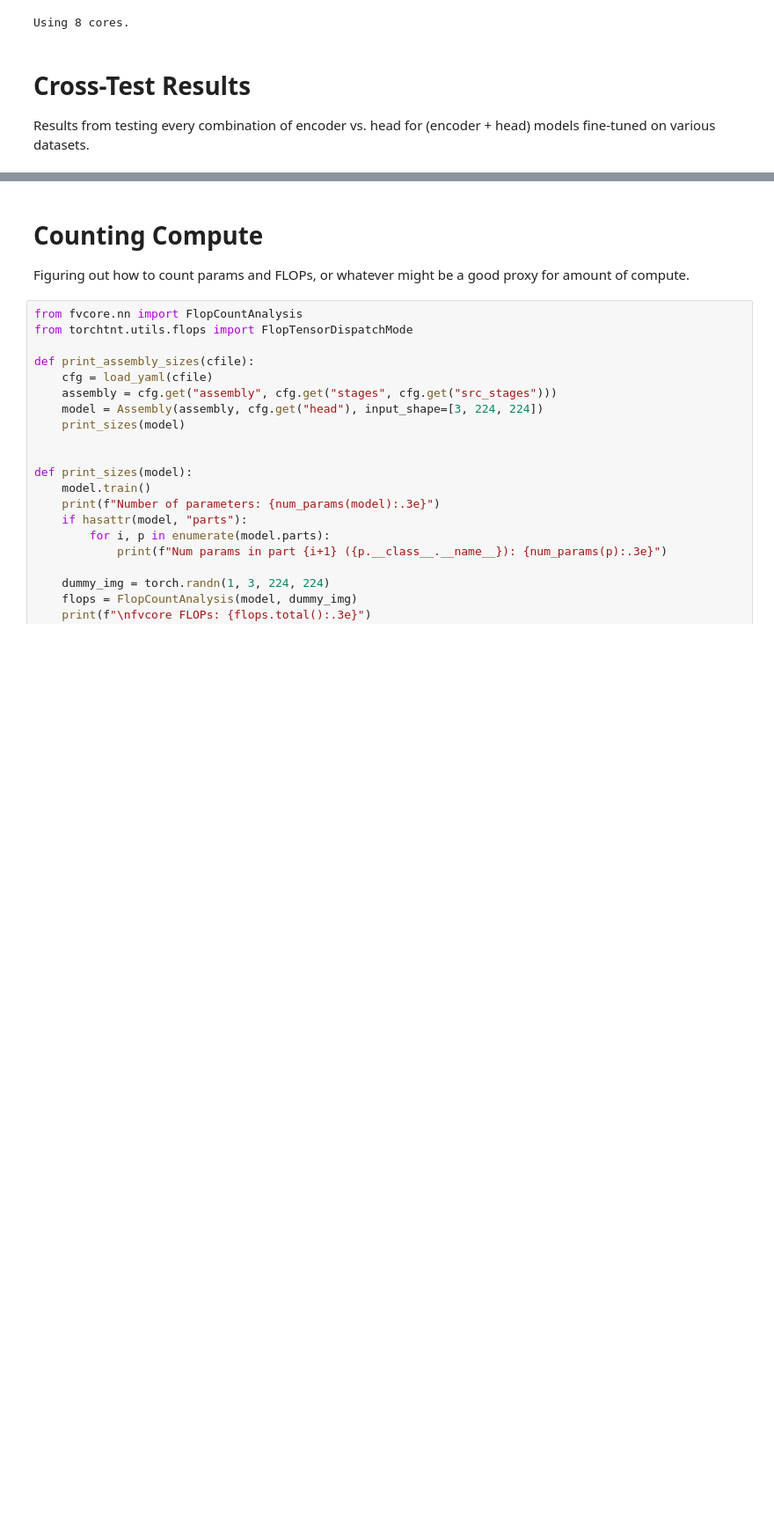
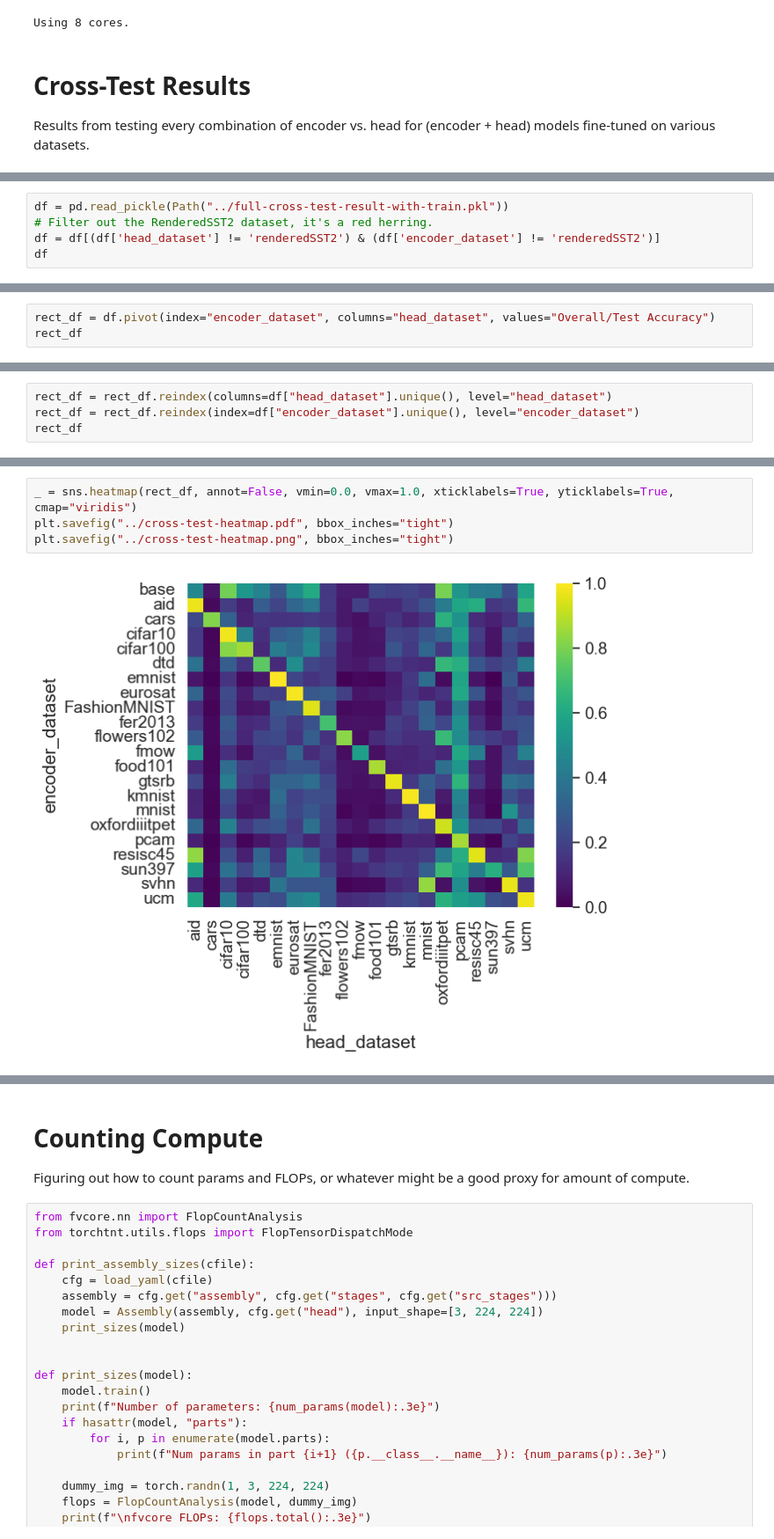
Before and after one commit to uvm-neurobotics-lab/stitching, a Jupyter notebook: src/sandbox.ipynb, the cells around one changed output, grey strips where cells are left out. Shown at 88% size. Saved outputs shown, nothing was run; the diff lists cells and outputs as text; blank space fills up the shorter version.

Commit message:
Process cross-test results in sandbox notebook.

```diff
--- a/src/sandbox.ipynb
+++ b/src/sandbox.ipynb
@@ -53,0 +44,5 @@ pd.read_pickle(Path("../cross-test-result.pkl"))
+# %%
+df = pd.read_pickle(Path("../full-cross-test-result-with-train.pkl"))
+# Filter out the RenderedSST2 dataset, it's a red herring.
+df = df[(df['head_dataset'] != 'renderedSST2') & (df['encoder_dataset'] != 'renderedSST2')]
+df
@@ -53,0 +63,3 @@ pd.read_pickle(Path("../cross-test-result.pkl"))
+# %%
+rect_df = df.pivot(index="encoder_dataset", columns="head_dataset", values="Overall/Test Accuracy")
+rect_df
@@ -53,0 +86,4 @@ pd.read_pickle(Path("../cross-test-result.pkl"))
+# %%
+rect_df = rect_df.reindex(columns=df["head_dataset"].unique(), level="head_dataset")
+rect_df = rect_df.reindex(index=df["encoder_dataset"].unique(), level="encoder_dataset")
+rect_df
@@ -53,0 +110,6 @@ pd.read_pickle(Path("../cross-test-result.pkl"))
+# %%
+_ = sns.heatmap(rect_df, annot=False, vmin=0.0, vmax=1.0, xticklabels=True, yticklabels=True, cmap="viridis")
+plt.savefig("../cross-test-heatmap.pdf", bbox_inches="tight")
+plt.savefig("../cross-test-heatmap.png", bbox_inches="tight")
+# %% [output]
+[figure, added]
```
Also changed, not shown: parts of 12 cells of this notebook, 1 other file.
